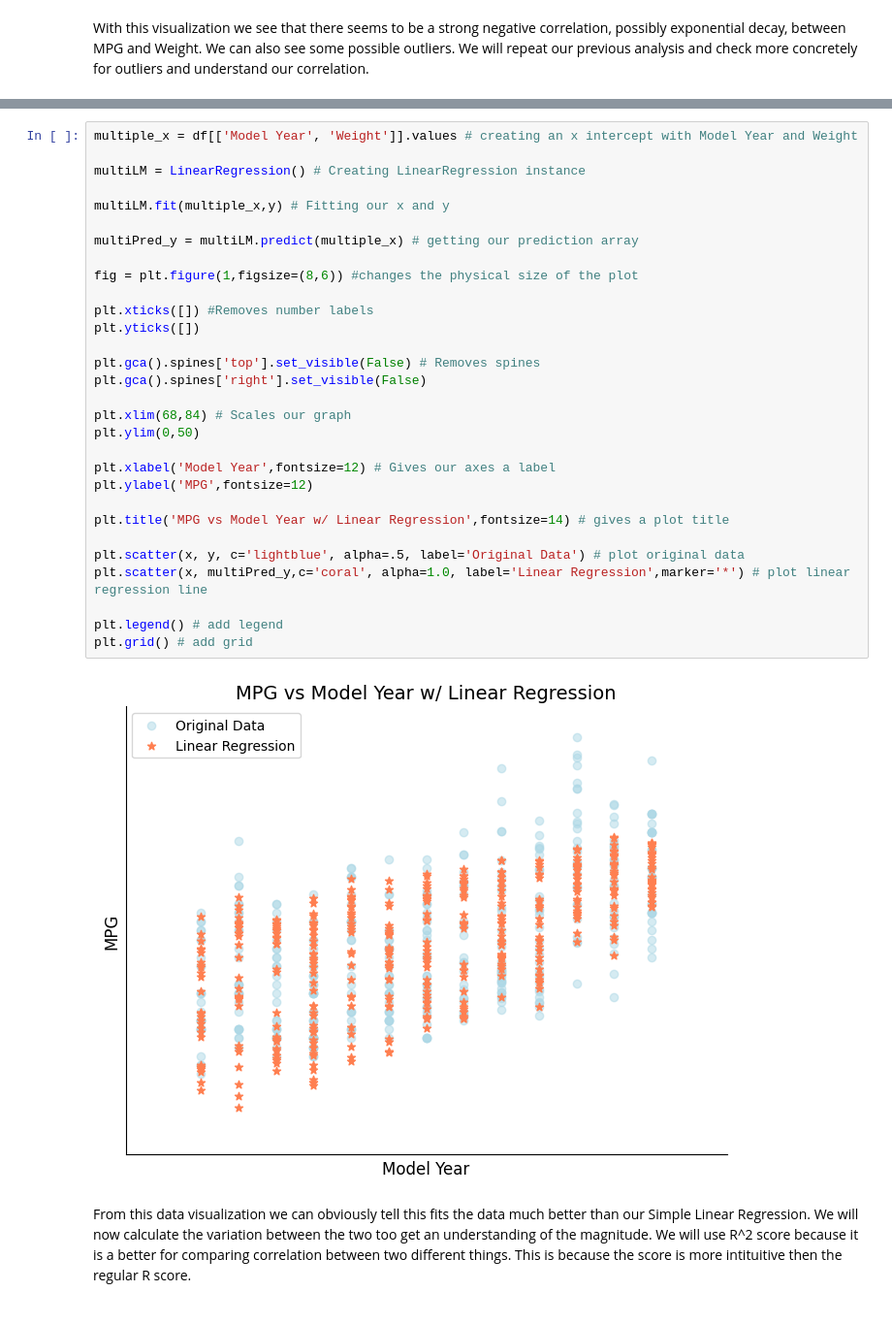
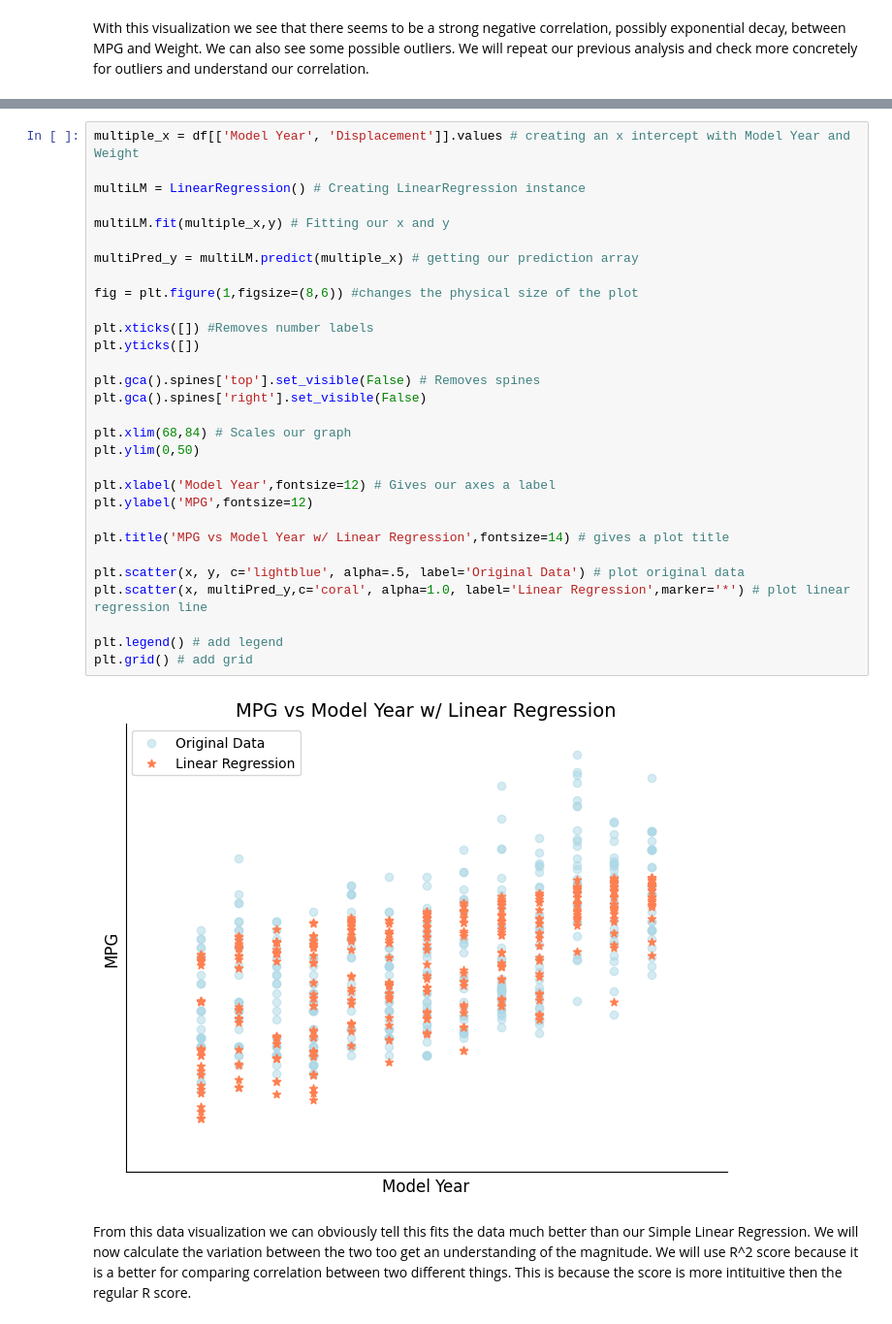
Before and after one commit to adenletchworth/Auto-MPG-Data-Analysis, a Jupyter notebook: dataAnalysis.ipynb, the cells around one changed output, grey strips where cells are left out. Shown at 97% size. Cells and saved outputs as stored; diff of their text form.

Commit message:
Changed regression model due to multicollinearity

```diff
--- a/dataAnalysis.ipynb
+++ b/dataAnalysis.ipynb
@@ -255,37 +255,37 @@ print(f"The outliers are {outliers}")
 # %% [output]
 The outliers are []
 # %%
-multiple_x = df[['Model Year', 'Weight']].values # creating an x intercept with Model Year and Weight
+multiple_x = df[['Model Year', 'Displacement']].values # creating an x intercept with Model Year and Weight
 
 multiLM = LinearRegression() # Creating LinearRegression instance
 
 multiLM.fit(multiple_x,y) # Fitting our x and y
 
 multiPred_y = multiLM.predict(multiple_x) # getting our prediction array
 
 fig = plt.figure(1,figsize=(8,6)) #changes the physical size of the plot
 
 plt.xticks([]) #Removes number labels
 plt.yticks([])
 
 plt.gca().spines['top'].set_visible(False) # Removes spines
 plt.gca().spines['right'].set_visible(False)
 
 plt.xlim(68,84) # Scales our graph
 plt.ylim(0,50)
 
 plt.xlabel('Model Year',fontsize=12) # Gives our axes a label
 plt.ylabel('MPG',fontsize=12)
 
 plt.title('MPG vs Model Year w/ Linear Regression',fontsize=14) # gives a plot title
 
 plt.scatter(x, y, c='lightblue', alpha=.5, label='Original Data') # plot original data
 plt.scatter(x, multiPred_y,c='coral', alpha=1.0, label='Linear Regression',marker='*') # plot linear regression line
 
 plt.legend() # add legend
 plt.grid() # add grid
 # %% [output]
-[figure, old version]
+[figure, new version]
 # %% [markdown]
 From this data visualization we can obviously tell this fits the data much better than our Simple Linear Regression. We will now calculate the variation between the two too get an understanding of the magnitude. We will use R^2 score because it is a better for comparing correlation between two different things. This is because the score is more intituitive then the regular R score.
 # %%
```
Also changed, not shown: parts of 8 cells of this notebook, 1 other file.
